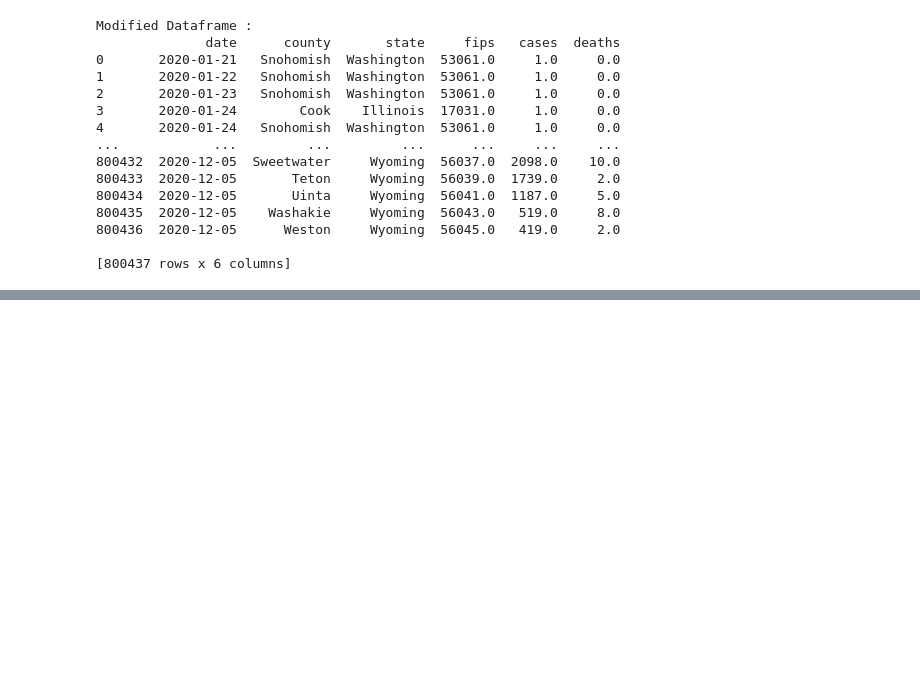
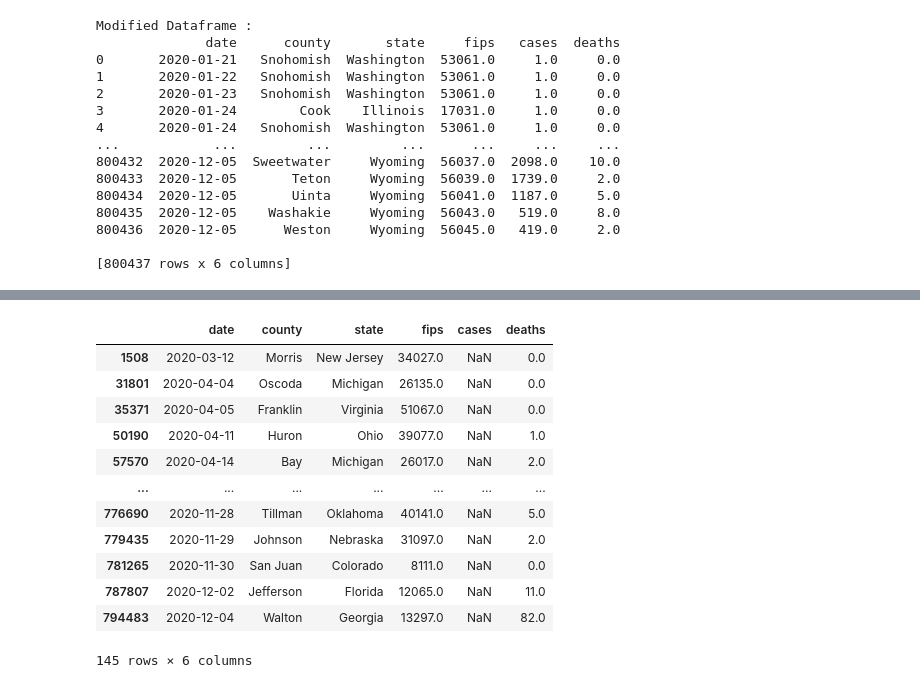
Before and after one commit to LordOfRaptor/Study-USA-Covid-19-Data, a Jupyter notebook: Cleaning.ipynb, the cells around one changed output, grey strips where cells are left out. Saved outputs shown, nothing was run; the diff lists cells and outputs as text; code cells hidden in the pictures; blank space fills up the shorter version.

```diff
--- a/Cleaning.ipynb
+++ b/Cleaning.ipynb
@@ -38,0 +120,17 @@ print(list(data.columns))
+# %%
+bool_series_cases = pd.isnull(df["cases"])
+df[bool_series_cases==True]
+# %% [output]
+|  | date | county | state | fips | cases | deaths |
+| 1508 | 2020-03-12 | Morris | New Jersey | 34027.0 | NaN | 0.0 |
+| 31801 | 2020-04-04 | Oscoda | Michigan | 26135.0 | NaN | 0.0 |
+| 35371 | 2020-04-05 | Franklin | Virginia | 51067.0 | NaN | 0.0 |
+| 50190 | 2020-04-11 | Huron | Ohio | 39077.0 | NaN | 1.0 |
+| 57570 | 2020-04-14 | Bay | Michigan | 26017.0 | NaN | 2.0 |
+| ... | ... | ... | ... | ... | ... | ... |
+| 776690 | 2020-11-28 | Tillman | Oklahoma | 40141.0 | NaN | 5.0 |
+| 779435 | 2020-11-29 | Johnson | Nebraska | 31097.0 | NaN | 2.0 |
+| 781265 | 2020-11-30 | San Juan | Colorado | 8111.0 | NaN | 0.0 |
+| 787807 | 2020-12-02 | Jefferson | Florida | 12065.0 | NaN | 11.0 |
+| 794483 | 2020-12-04 | Walton | Georgia | 13297.0 | NaN | 82.0 |
+145 rows × 6 columns
```
Also changed, not shown: parts of 21 cells of this notebook.
